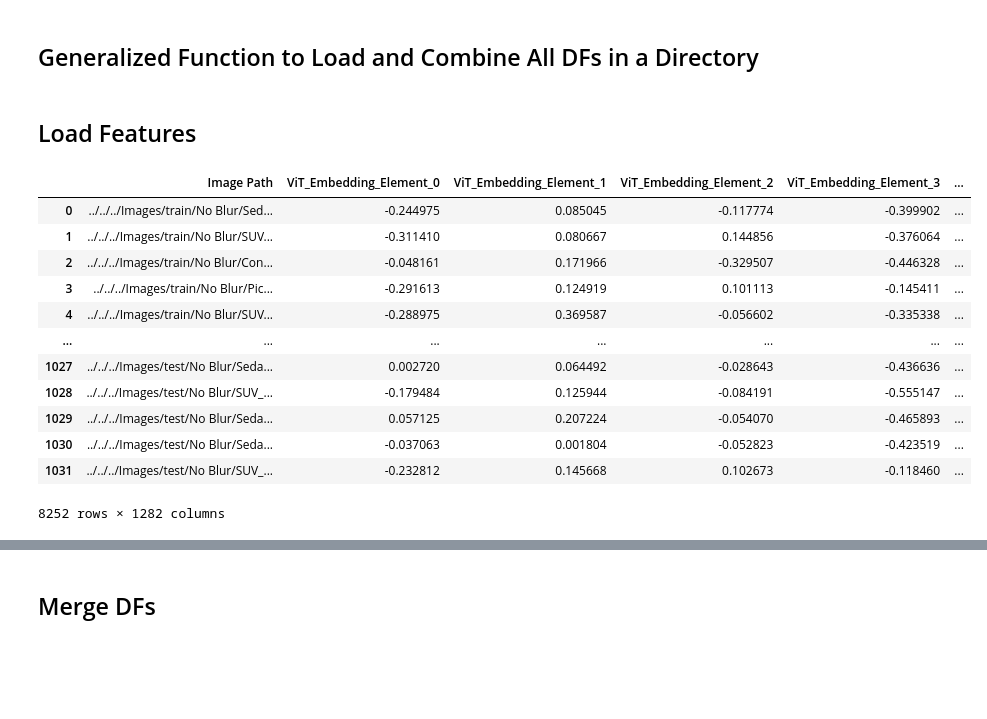
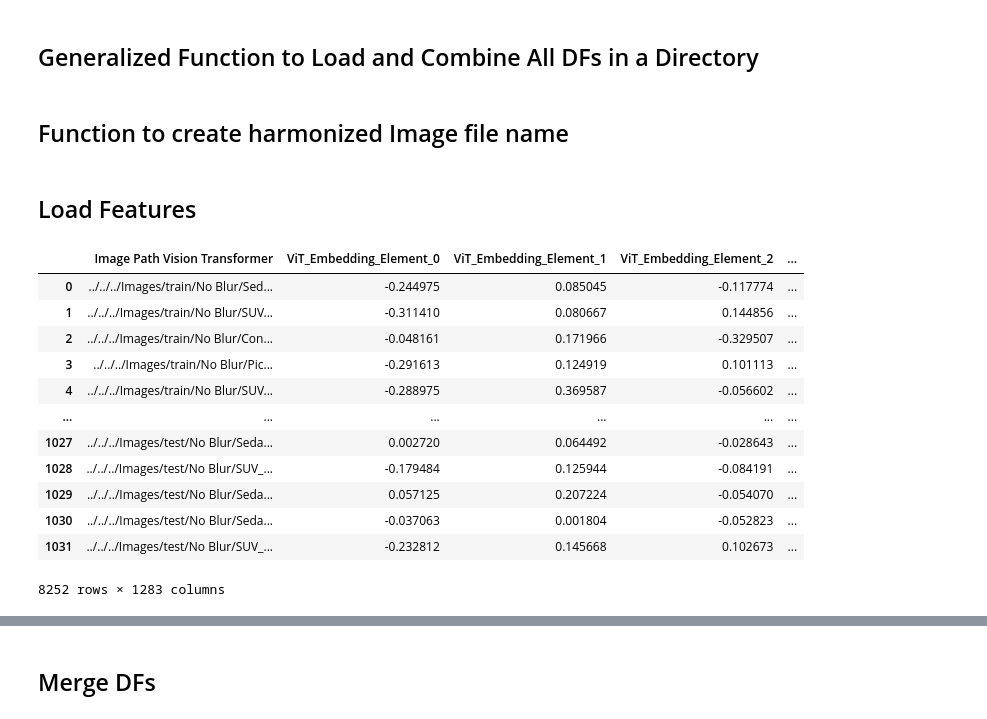
Before and after one commit to ijyliu/computer-vision-project, a Jupyter notebook: Code/Feature Construction/Combine All Features/Combine All Features.ipynb, the cells around one changed output, grey strips where cells are left out. Drawn from its saved outputs; the diff is of its cells as text; code cells hidden in the pictures; blank space fills up the shorter version.

```diff
--- a/Code/Feature Construction/Combine All Features/Combine All Features.ipynb
+++ b/Code/Feature Construction/Combine All Features/Combine All Features.ipynb
@@ -23,23 +23,50 @@ def combine_directory_parquets(directory_path):
     combined_df = pd.concat([pd.read_parquet(directory_path + f) for f in file_list])
     # Return combined dataframe
     return combined_df
+# %% [markdown]
+## Function to create harmonized Image file name
+# %%
+def create_harmonized_filename(file_path):
+    '''
+    Strip Blur vs. No Blur and other data from file path.
+    '''
+    # Split path by '/' and take last element
+    harmonized_filename = file_path.split('/')[-1]
+    # Remove _no_blur and _blurred from file name
+    harmonized_filename = harmonized_filename.replace('_no_blur', '')
+    harmonized_filename = harmonized_filename.replace('_blurred', '')
+    # Return harmonized file name
+    return harmonized_filename
+# %%
+def prep_dataset_for_merge(df, feature_name):
+    '''
+    Prepares dataset for merging.
+    '''
+    # Create new column for harmonized file name
+    df['harmonized_filename'] = df['Image Path'].apply(create_harmonized_filename)
+    # Rename Image Path to Image Path + feature name
+    df.rename(columns={'Image Path': 'Image Path ' + feature_name}, inplace=True)
+    # Return dataset
+    return df
 # %% [markdown]
 ## Load Features
 # %%
 # Vision Transformer Embeddings
 vit_embeddings = combine_directory_parquets('../../../Data/Features/Vision Transformer')
+# Prep dataset for merging
+vit_embeddings = prep_dataset_for_merge(vit_embeddings, 'Vision Transformer')
 vit_embeddings
 # %% [output]
-|  | Image Path | ViT_Embedding_Element_0 | ViT_Embedding_Element_1 | ViT_Embedding_Element_2 | ViT_Embedding_Element_3 | ... |
-| 0 | ../../../Images/train/No Blur/Sed... | -0.244975 | 0.085045 | -0.117774 | -0.399902 | ... |
-| 1 | ../../../Images/train/No Blur/SUV... | -0.311410 | 0.080667 | 0.144856 | -0.376064 | ... |
-| 2 | ../../../Images/train/No Blur/Con... | -0.048161 | 0.171966 | -0.329507 | -0.446328 | ... |
-| 3 | ../../../Images/train/No Blur/Pic... | -0.291613 | 0.124919 | 0.101113 | -0.145411 | ... |
-| 4 | ../../../Images/train/No Blur/SUV... | -0.288975 | 0.369587 | -0.056602 | -0.335338 | ... |
-| ... | ... | ... | ... | ... | ... | ... |
-| 1027 | ../../../Images/test/No Blur/Seda... | 0.002720 | 0.064492 | -0.028643 | -0.436636 | ... |
-| 1028 | ../../../Images/test/No Blur/SUV_... | -0.179484 | 0.125944 | -0.084191 | -0.555147 | ... |
-| 1029 | ../../../Images/test/No Blur/Seda... | 0.057125 | 0.207224 | -0.054070 | -0.465893 | ... |
-| 1030 | ../../../Images/test/No Blur/Seda... | -0.037063 | 0.001804 | -0.052823 | -0.423519 | ... |
-| 1031 | ../../../Images/test/No Blur/SUV_... | -0.232812 | 0.145668 | 0.102673 | -0.118460 | ... |
+|  | Image Path Vision Transformer | ViT_Embedding_Element_0 | ViT_Embedding_Element_1 | ViT_Embedding_Element_2 | ... |
+| 0 | ../../../Images/train/No Blur/Sed... | -0.244975 | 0.085045 | -0.117774 | ... |
+| 1 | ../../../Images/train/No Blur/SUV... | -0.311410 | 0.080667 | 0.144856 | ... |
+| 2 | ../../../Images/train/No Blur/Con... | -0.048161 | 0.171966 | -0.329507 | ... |
+| 3 | ../../../Images/train/No Blur/Pic... | -0.291613 | 0.124919 | 0.101113 | ... |
+| 4 | ../../../Images/train/No Blur/SUV... | -0.288975 | 0.369587 | -0.056602 | ... |
+| ... | ... | ... | ... | ... | ... |
+| 1027 | ../../../Images/test/No Blur/Seda... | 0.002720 | 0.064492 | -0.028643 | ... |
+| 1028 | ../../../Images/test/No Blur/SUV_... | -0.179484 | 0.125944 | -0.084191 | ... |
+| 1029 | ../../../Images/test/No Blur/Seda... | 0.057125 | 0.207224 | -0.054070 | ... |
+| 1030 | ../../../Images/test/No Blur/Seda... | -0.037063 | 0.001804 | -0.052823 | ... |
+| 1031 | ../../../Images/test/No Blur/SUV_... | -0.232812 | 0.145668 | 0.102673 | ... |
-8252 rows × 1282 columns
+8252 rows × 1283 columns
```
Also changed, not shown: parts of 14 cells of this notebook, 38 other files.
